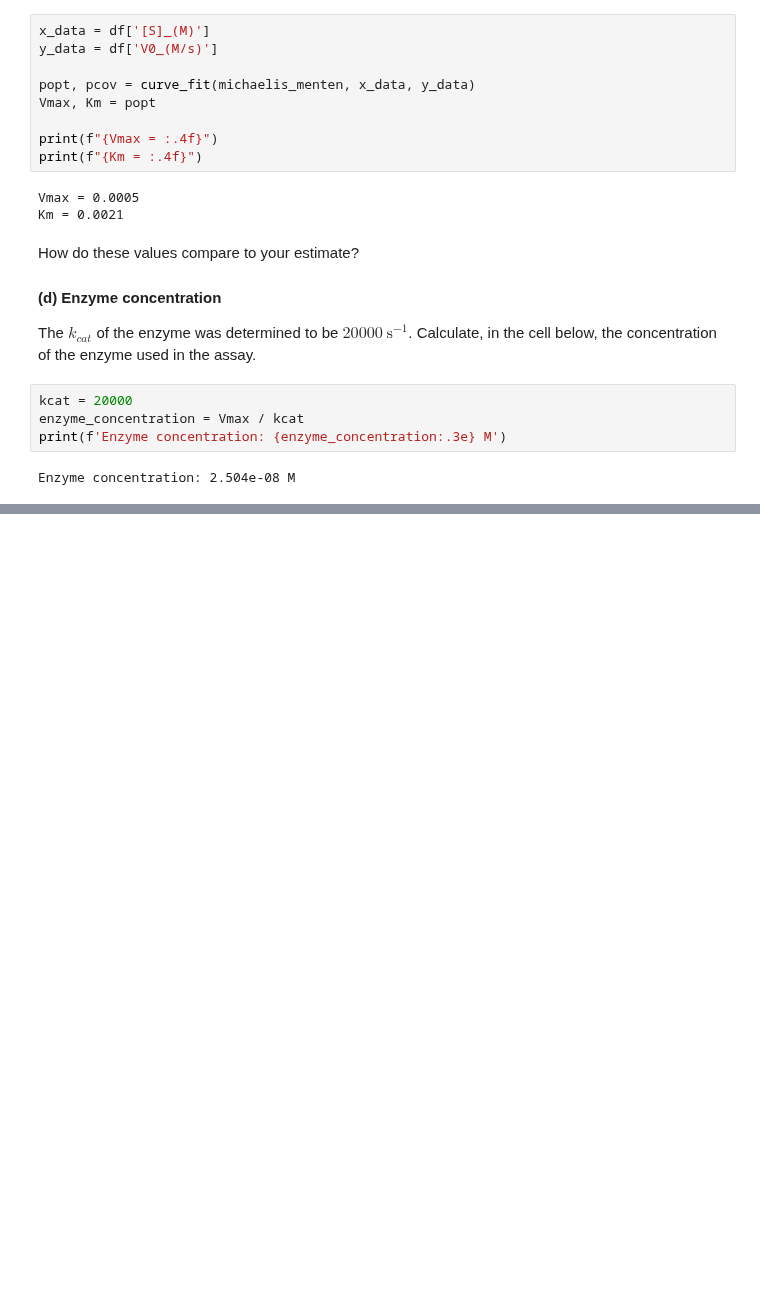
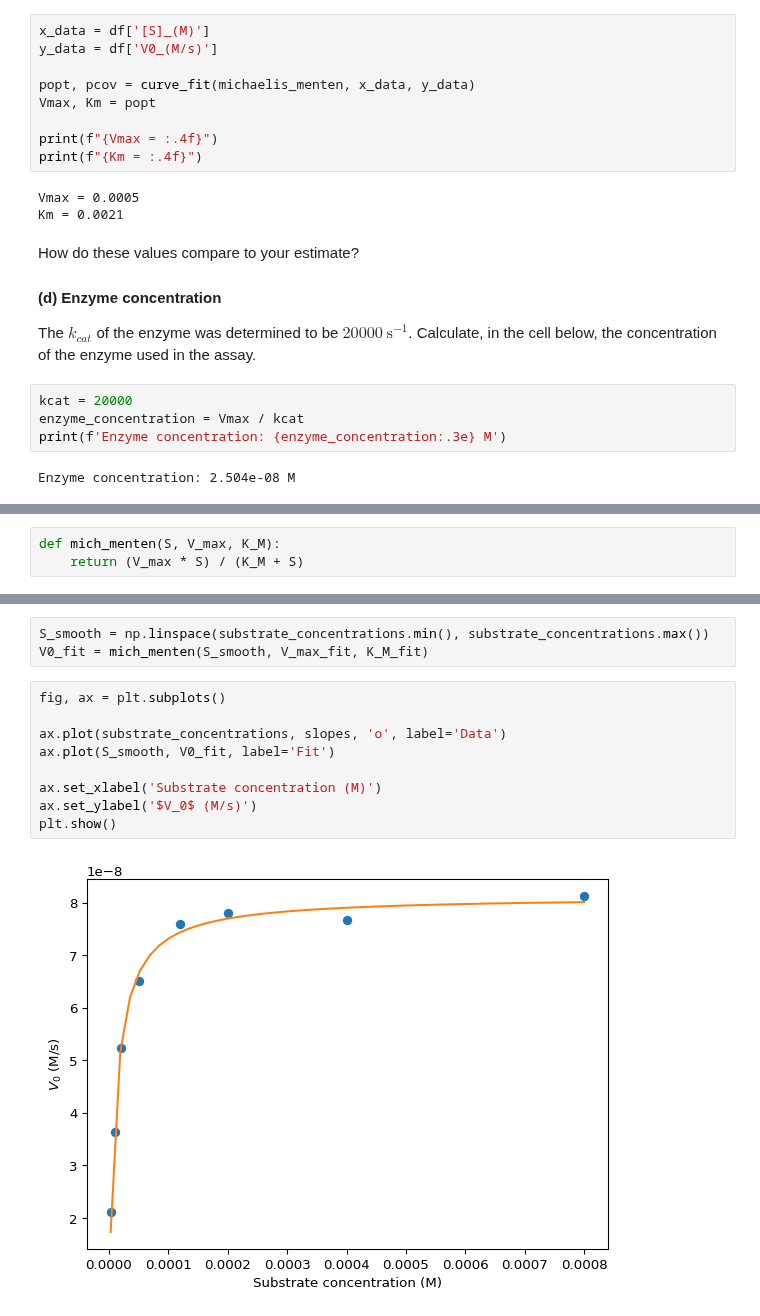
Before and after one commit to au-mbg/fysisk-biokemi, a Jupyter notebook: built_notebooks/master/week_47.ipynb, the cells around one changed output, grey strips where cells are left out. Saved outputs shown, nothing was run; the diff lists cells and outputs as text; blank space fills up the shorter version.

```diff
--- a/built_notebooks/master/week_47.ipynb
+++ b/built_notebooks/master/week_47.ipynb
@@ -1066,0 +1220,3 @@ Enzyme concentration: 2.504e-08 M
+# %%
+def mich_menten(S, V_max, K_M):
+    return (V_max * S) / (K_M + S)
@@ -1066,0 +1240,14 @@ Enzyme concentration: 2.504e-08 M
+# %%
+S_smooth = np.linspace(substrate_concentrations.min(), substrate_concentrations.max())
+V0_fit = mich_menten(S_smooth, V_max_fit, K_M_fit)
+# %%
+fig, ax = plt.subplots()
+
+ax.plot(substrate_concentrations, slopes, 'o', label='Data')
+ax.plot(S_smooth, V0_fit, label='Fit')
+
+ax.set_xlabel('Substrate concentration (M)')
+ax.set_ylabel('$V_0$ (M/s)')
+plt.show()
+# %% [output]
+[figure, added]
```
Also changed, not shown: parts of 29 cells of this notebook, 13 other files.
